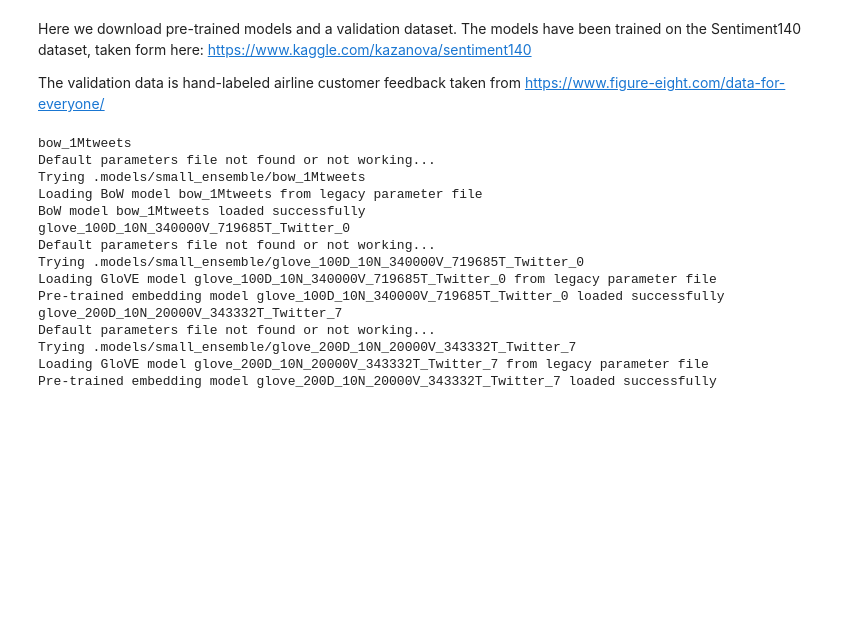
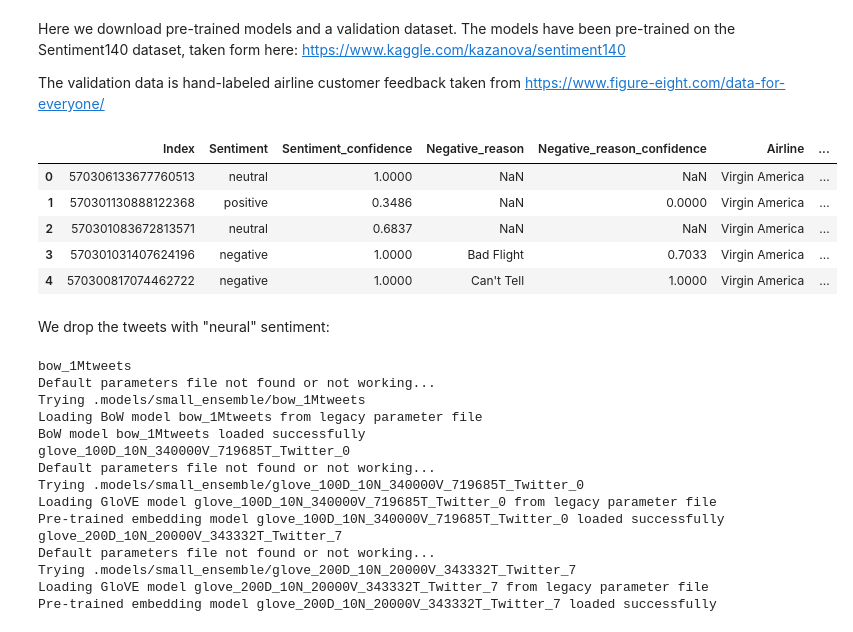
Before and after one commit to eschibli/twitter-toolbox, a Jupyter notebook: demo_sentiment_classifier_trainer.ipynb, the cells around one changed output. Cells and saved outputs as stored; diff of their text form; code cells hidden in the pictures; blank space fills up the shorter version.

Commit message:
Bug fixes
Implimented automatic download of Glove dictionaries

```diff
--- a/demo_sentiment_classifier_trainer.ipynb
+++ b/demo_sentiment_classifier_trainer.ipynb
@@ -17,7 +38,7 @@ chunk = 1 # Fraction of data to train on - you can reduce for debugging for spee
 model_path = '.models'
 redownload=True
 # %% [markdown]
-Here we download pre-trained models and a validation dataset. The models have been trained on the Sentiment140 dataset, taken form here: https://www.kaggle.com/kazanova/sentiment140
+Here we download pre-trained models and a validation dataset. The models have been pre-trained on the Sentiment140 dataset, taken form here: https://www.kaggle.com/kazanova/sentiment140
 
 The validation data is hand-labeled airline customer feedback taken from https://www.figure-eight.com/data-for-everyone/
 # %%
@@ -28,11 +49,23 @@ if redownload:
 # %%
 # Load the validation data
 
-test_data = pd.read_csv('tweets_airline.zip', header=0, names=['Index', 'Sentiment', 'Sentiment_confidence',
-                                                                'Negative_reason', 'Negative_reason_confidence',
-                                                                'Airline', 'Airline_sentiment_gold', 'Handle',
-                                                                'Negative_reason_gold', 'Retweet_count', 'Text',
-                                                                'Tweet_coord', 'Time', 'Location', 'Timezone'])
+test_data = pd.read_csv('tweets_airline.zip', header=0,
+                        names=['Index', 'Sentiment', 'Sentiment_confidence',
+                                'Negative_reason', 'Negative_reason_confidence',
+                                 'Airline', 'Airline_sentiment_gold', 'Handle',
+                                 'Negative_reason_gold', 'Retweet_count', 'Text',
+                                'Tweet_coord', 'Time', 'Location', 'Timezone'])
+# %%
+test_data.head(5)
+# %% [output]
+|  | Index | Sentiment | Sentiment_confidence | Negative_reason | Negative_reason_confidence | Airline | ... |
+| 0 | 570306133677760513 | neutral | 1.0000 | NaN | NaN | Virgin America | ... |
+| 1 | 570301130888122368 | positive | 0.3486 | NaN | 0.0000 | Virgin America | ... |
+| 2 | 570301083672813571 | neutral | 0.6837 | NaN | NaN | Virgin America | ... |
+| 3 | 570301031407624196 | negative | 1.0000 | Bad Flight | 0.7033 | Virgin America | ... |
+| 4 | 570300817074462722 | negative | 1.0000 | Can't Tell | 1.0000 | Virgin America | ... |
+# %% [markdown]
+We drop the tweets with "neural" sentiment:
 # %%
 # Remove the unlabeled test data
 
```
Also changed, not shown: parts of 7 cells of this notebook, 2 other files.
